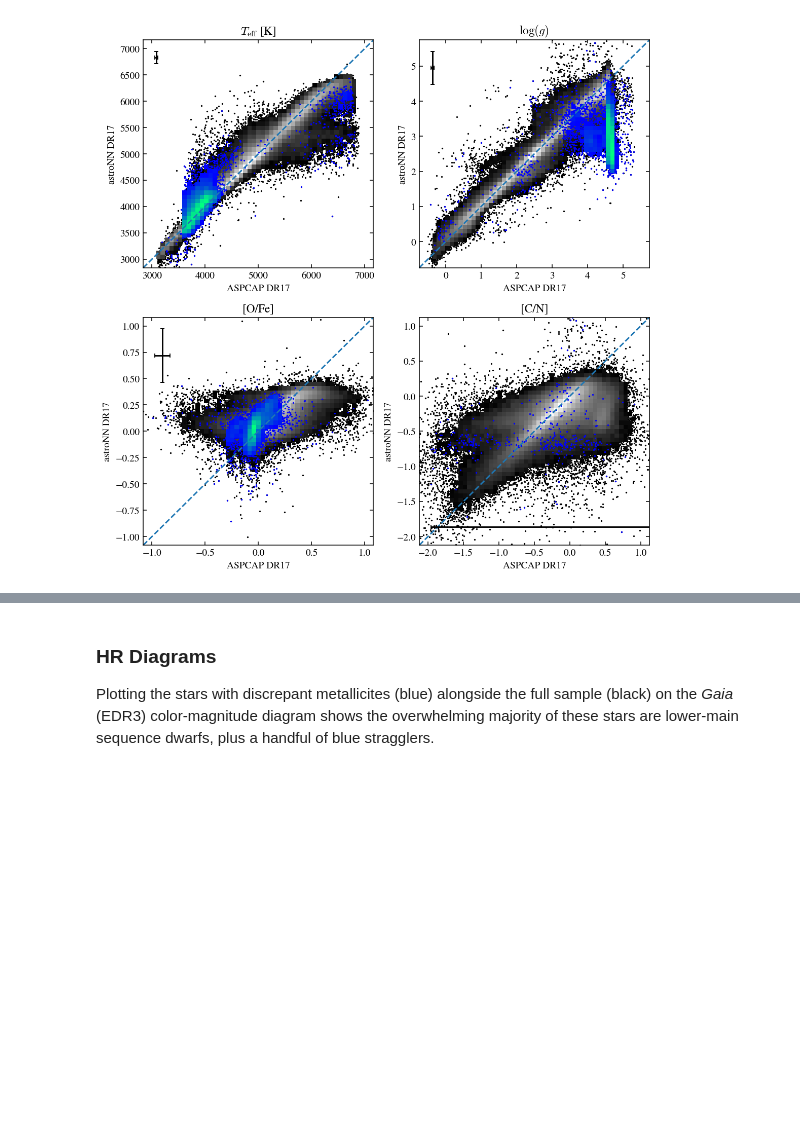
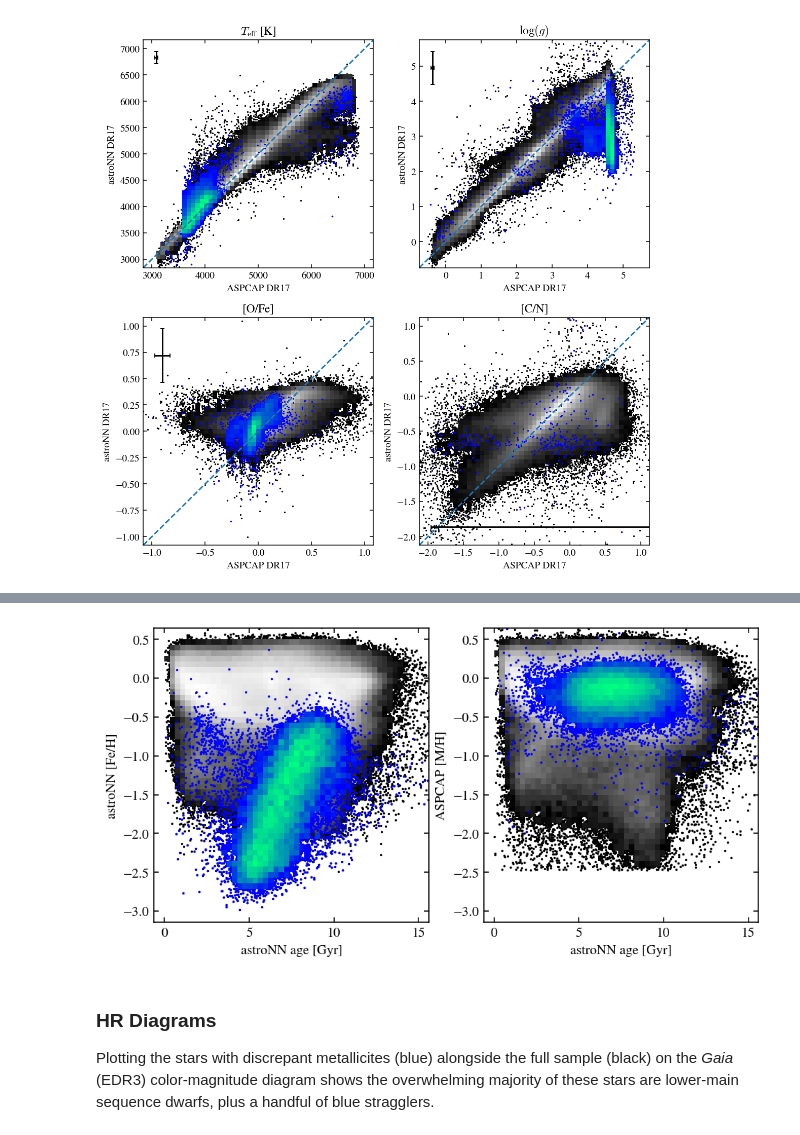
Before and after one commit to lodubay/galactic-dtd, a Jupyter notebook: notebooks/compare_datasets.ipynb, the cells around one changed output, grey strips where cells are left out. Cells and saved outputs as stored; diff of their text form; code cells hidden in the pictures; blank space fills up the shorter version.

Commit message:
added fe vs age plot

```diff
--- a/notebooks/compare_datasets.ipynb
+++ b/notebooks/compare_datasets.ipynb
@@ -697,3 +701,23 @@ plt.show()
+# %%
+fig, axs = plt.subplots(1, 2, figsize=(8, 4))
+
+ax = axs[0]
+scatter_hist(ax, metals['ASTRONN_AGE'], metals['ASTRONN_FE_H'], xlim=(0, 15), ylim=(-3, 0.5))
+scatter_hist(ax, low_fe['ASTRONN_AGE'], low_fe['ASTRONN_FE_H'], xlim=(0, 15), ylim=(-3, 0.5),
+             cmap='winter', color='b')
+ax.set_xlabel('astroNN age [Gyr]')
+ax.set_ylabel('astroNN [Fe/H]')
+
+ax = axs[1]
+scatter_hist(ax, metals['ASTRONN_AGE'], metals['M_H'], xlim=(0, 15), ylim=(-3, 0.5))
+scatter_hist(ax, low_fe['ASTRONN_AGE'], low_fe['M_H'], xlim=(0, 15), ylim=(-3, 0.5),
+             cmap='winter', color='b')
+ax.set_xlabel('astroNN age [Gyr]')
+ax.set_ylabel('ASPCAP [M/H]')
+
+plt.show()
+# %% [output]
+[figure, added]
 # %% [markdown]
 ### HR Diagrams
 
```
Also changed, not shown: parts of 1 cell of this notebook.
